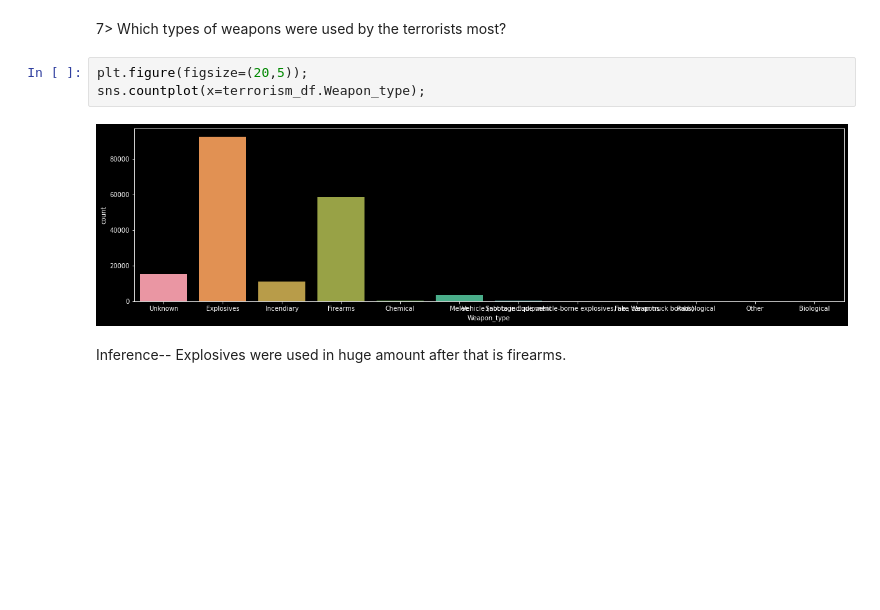
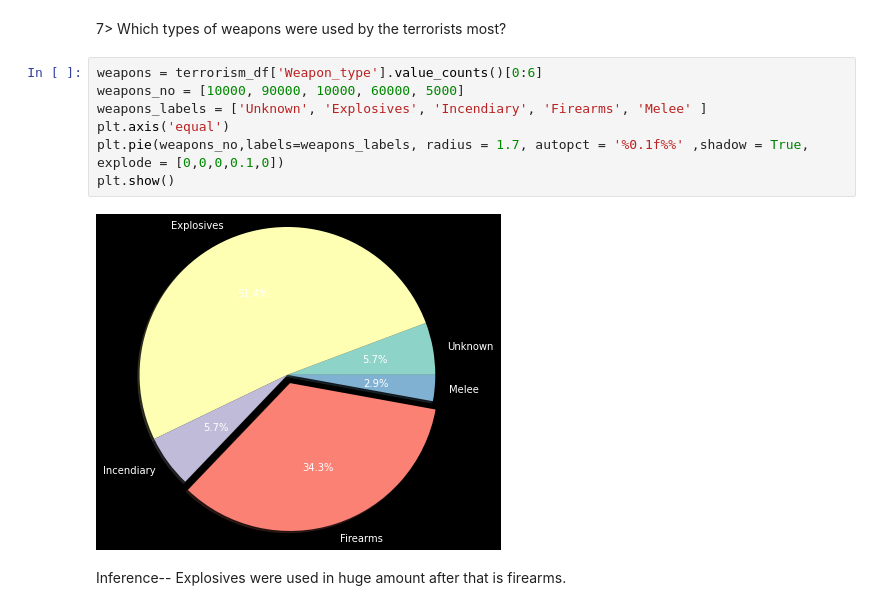
Before and after one commit to Nikkiie/Eda---Global-terrorism, a Jupyter notebook: Global_Terrorism_Analysis_Capstone_Project.ipynb, the cells around one changed output. Drawn from its saved outputs; the diff is of its cells as text; blank space fills up the shorter version.

```diff
--- a/Global_Terrorism_Analysis_Capstone_Project.ipynb
+++ b/Global_Terrorism_Analysis_Capstone_Project.ipynb
@@ -455,11 +459,15 @@ Text(0.5, 1.0, 'Attacks by Months')
 Inference-- Almost every month has the same contribution.
 # %% [markdown]
 7> Which types of weapons were used by the terrorists most?
-# %%
-plt.figure(figsize=(20,5));
-sns.countplot(x=terrorism_df.Weapon_type);
-# %% [output]
-[figure, removed]
+# %%
+weapons = terrorism_df['Weapon_type'].value_counts()[0:6]
+weapons_no = [10000, 90000, 10000, 60000, 5000]
+weapons_labels = ['Unknown', 'Explosives', 'Incendiary', 'Firearms', 'Melee' ]
+plt.axis('equal')
+plt.pie(weapons_no,labels=weapons_labels, radius = 1.7, autopct = '%0.1f%%' ,shadow = True, explode = [0,0,0,0.1,0])
+plt.show()
+# %% [output]
+[figure, added]
 # %% [markdown]
 Inference-- Explosives were used in huge amount after that is firearms.
 # %% [markdown]
```
Also changed, not shown: parts of 3 cells of this notebook.
